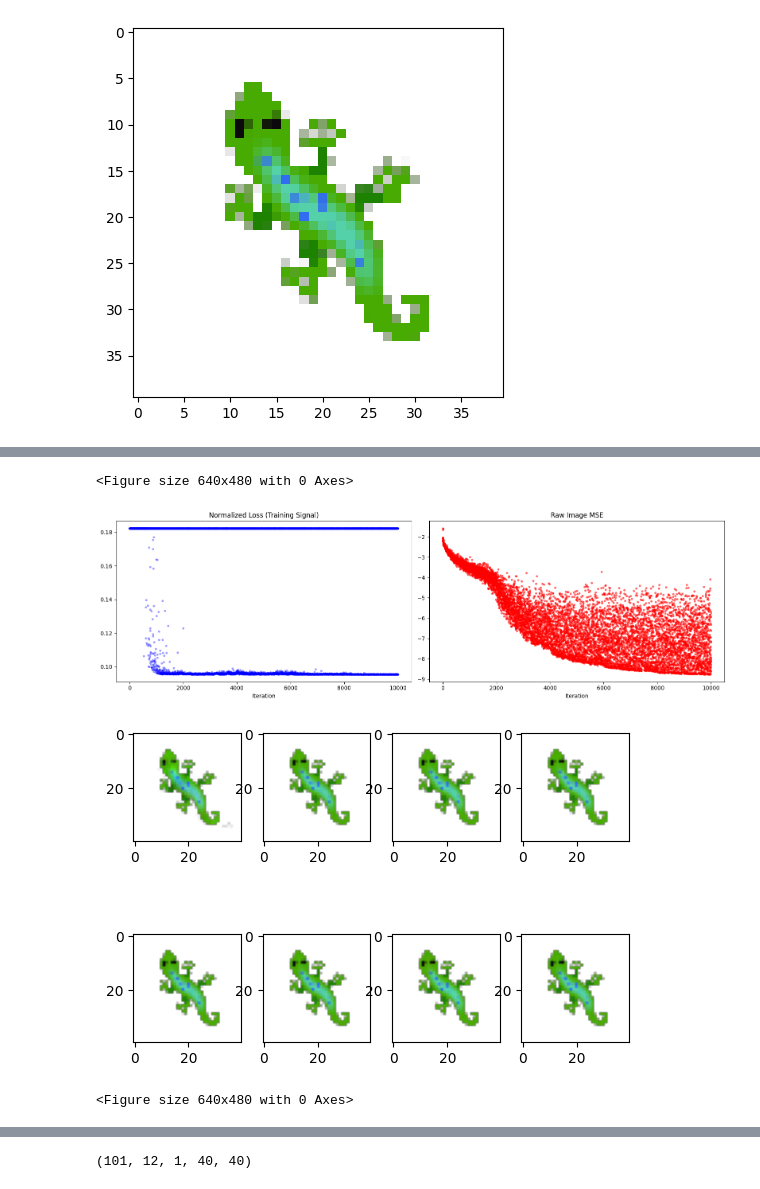
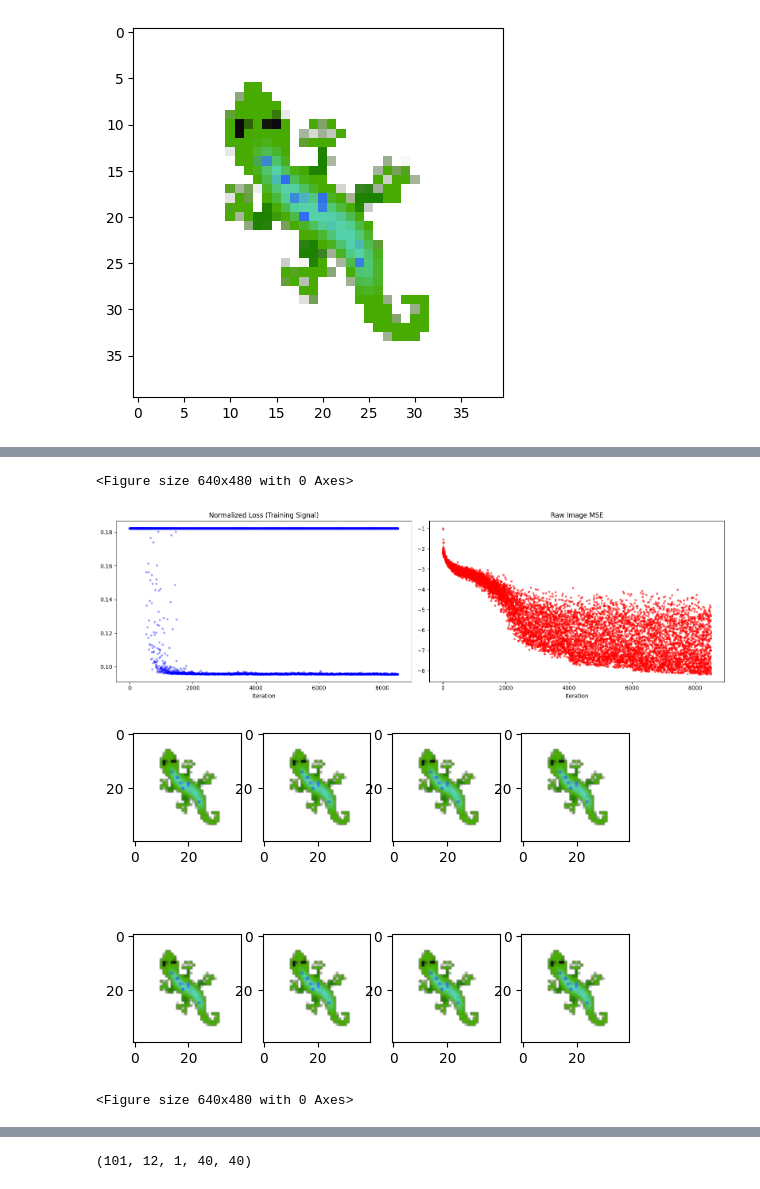
Before and after one commit to lshofsl/Thesis, a Jupyter notebook: NCA_w_RAmod.ipynb, the cells around one changed output, grey strips where cells are left out. Drawn from its saved outputs; the diff is of its cells as text; code cells hidden in the pictures.

Commit message:
RAmod with damage

```diff
--- a/NCA_w_RAmod.ipynb
+++ b/NCA_w_RAmod.ipynb
@@ -62,7 +62,7 @@ GENE_COUNT = 3 #@param {type:"integer"} <-- Number of gene channels to use for "
 RECURRENT_CHANNELS = 3 #@param {type:"integer"} <-- Number of channels for RA computation, these channels are not updated by the NCA and are only used for recurrent processing
 MODULATORY_OUTPUT = 3 #@param {type:"integer"} <-- Number of channels for modulatory output, these channels are not updated  and only show the output of the NCA
 POOL_SIZE = 2666 #@param {type:"integer"}<--- NCA training pool size, lower values train faster but are less stable
-TRAINING_ITERS = 5000  #@param {type:"integer"}<-- Number of trainign iterations
+TRAINING_ITERS = 8500  #@param {type:"integer"}<-- Number of trainign iterations
 HIDDEN_SIZE = 64 #@param {type:"integer"}<--- NCA hidden size
 PRIMITIVES_SHAPES = ["Images/square.png", "Images/circle.png", "Images/triangle.png"]
 PRIMITIVES_BODY_PARTS = ["Images/Torso.png", "Images/Head.png", "Images/Tail.png"] # "Images/leg1.png", "Images/leg2.png", "Images/leg3.png", 'Images/leg4.png']
@@ -145,12 +145,23 @@ nca = nca.to(DEVICE)
 optim = torch.optim.AdamW(nca.parameters(), lr=1e-3)
 scheduler = torch.optim.lr_scheduler.StepLR(optim, step_size=2000, gamma=0.3)
 name = folder + "/" +type(nca).__name__
+# %%
+def create_circular_mask(HEIGHT, WIDTH, center_x, center_y, radius, device="cuda:0"):
+    height, width = HEIGHT, WIDTH
+    y_grid, x_grid = torch.meshgrid(
+        torch.arange(height, device=device),
+        torch.arange(width, device=device),
+        indexing='ij'
+    )
+    distance_squared = (x_grid - center_x) ** 2 + (y_grid - center_y) ** 2
+    return distance_squared <= (radius ** 2)
 # %%
-#@title Training { vertical-output: true}
 
-lambda_p = 0.01
-lambda_m = 0.01
-lambda_e = 0.01
+DAMAGE_N = 3
+
+lambda_p = 0.1
+lambda_m = 0.1
+
 
 raw_img_loss_log = []
 alpha_log, beta_log, omega_log, K_log, kappa_log = [], [], [], [], []
@@ -221,11 +232,27 @@ for i in range(TRAINING_ITERS + 1):
 
     # Correct In-Place Reseeding
     with torch.no_grad():
-        x_np = current_x.detach().cpu().numpy()
-        worst_idx = per_sample_loss.detach().cpu().numpy().argmax()
-        x_np[worst_idx] = seed  # Reseed single worst sample at its exact position
-        batch.x[:] = x_np
-        batch.commit()
+      x_np = current_x.detach().cpu().numpy()  # fix 1: use current_x
+
+    # Reseed worst sample
+      worst_idx = per_sample_loss.detach().cpu().numpy().argmax()
+      x_np[worst_idx] = seed
+
+      if DAMAGE_N > 0:
+        best_indices = per_sample_loss.detach().cpu().numpy().argsort()[:DAMAGE_N]
+
+        for idx in best_indices:
+            cx = random.randint(int(WIDTH  * 0.2), int(WIDTH  * 0.8))
+            cy = random.randint(int(HEIGHT * 0.2), int(HEIGHT * 0.8))
+            r  = random.randint(3, 9)
+
+            mask_np = create_circular_mask(HEIGHT, WIDTH, cy, cx, radius=r).cpu().numpy()
+            damage  = 1.0 - mask_np
+
+            x_np[idx, :16] *= damage[None, :, :]  # Damage only on the public channels
+
+      batch.x[:] = x_np
+      batch.commit()
 
     scheduler.step()
 
@@ -244,34 +271,34 @@ for i in range(TRAINING_ITERS + 1):
         plt.tight_layout()
         plt.show(block=False)
 
         utils.show_batch(current_x[2:10])
         plt.show(block=False)
 
         plt.clf()
 
         # Log physical parameters & FiLM dynamics
         alpha_log.append(nca.alpha.item())
         beta_log.append(torch.nn.functional.softplus(nca.raw_beta).item())
         omega_log.append(torch.nn.functional.softplus(nca.raw_omega).item())
         K_log.append(nca.K.item())
         kappa_log.append(torch.nn.functional.softplus(nca.raw_kappa).item())
         log_iters.append(i)
 
         film_gamma_means.append(gamma_val.mean().item())
         film_gamma_stds.append(gamma_val.std().item())
         film_beta_means.append(beta_film_val.mean().item())
         film_beta_stds.append(beta_film_val.std().item())
 
         # Sample spatial states
         a.append(current_x[:, 16:17].detach().cpu().numpy())
         b.append(current_x[:, 17:18].detach().cpu().numpy())
         d.append(current_x[:, 18:19].detach().cpu().numpy())
         first_hiddens.append(current_x[:, 4:8].detach().cpu().numpy())
 
         torch.save(nca.state_dict(), f"Trained_models/{name}.pth")
 # %% [output]
 <Figure size 640x480 with 0 Axes>
-[figure, old version]
+[figure, new version]
 [figure]
 <Figure size 640x480 with 0 Axes>
 # %%
```
Also changed, not shown: parts of 11 cells of this notebook.
